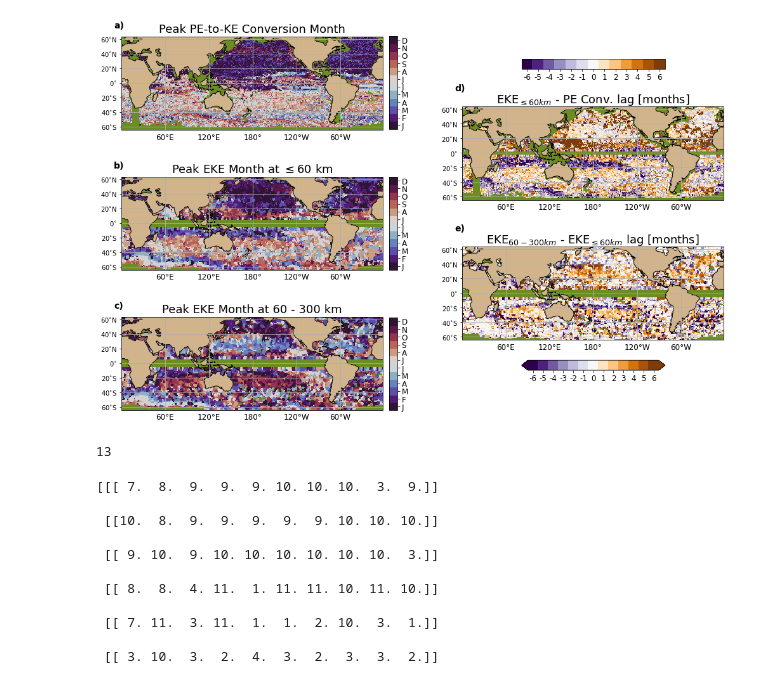
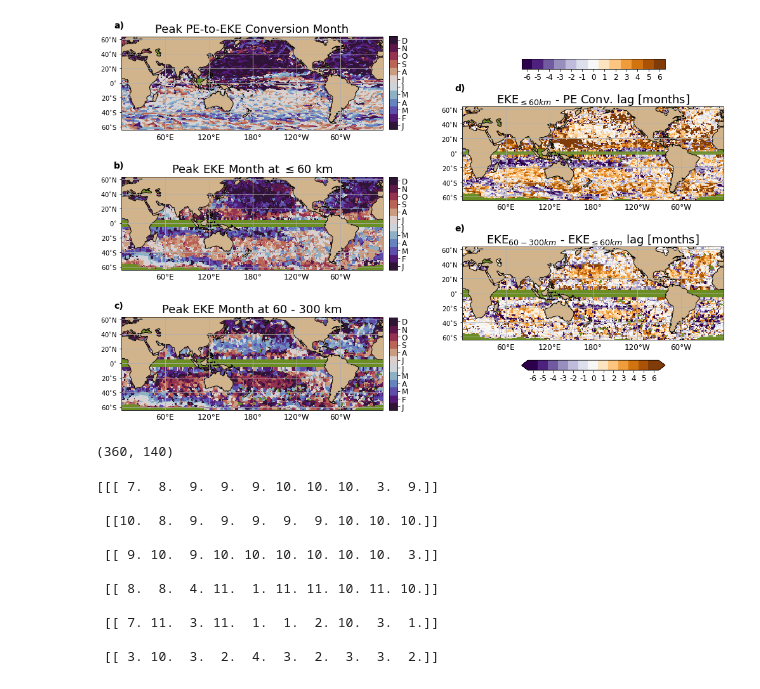
Before and after one commit to jakesteinberg/CPT, a Jupyter notebook: global_along_track_synthesis.ipynb, the cells around one changed output. Cells and saved outputs as stored; diff of their text form; code cells hidden in the pictures.

Commit message:
reconsider with mimoc data

```diff
--- a/global_along_track_synthesis.ipynb
+++ b/global_along_track_synthesis.ipynb
@@ -32,7 +32,7 @@ coarsening_factors = j2_filtered.filter_fac.filter_fac.data
 s_i = j2_filtered['month_bins'].data
 # %%
 # load climatology
-f_argo_pe = '/Users/jakesteinberg/Documents/CPT/Argo/Argo_PE_APEConversion3.nc'
+f_argo_pe = '/Users/jakesteinberg/Documents/CPT/Argo/Argo_PE_APEConversion4.nc'
 argo_pe = xr.open_dataset(f_argo_pe)
 pe_lon = argo_pe.lon.longitude.data
 pe_lat = argo_pe.lat.latitude.data
@@ -492,6 +473,18 @@ lat_xr_n = np.where(((lat_bins[1:-1] > 5) & (lat_bins[1:-1] < lat_n)))[0]
 mm1_xr = xr.DataArray(data=np.transpose(max_month_1), name='less_than_80', dims=['latitude', 'longitude'], coords=data_coords)
 mm2_xr = xr.DataArray(data=np.transpose(max_month_2), name='less_than_80', dims=['latitude', 'longitude'], coords=data_coords)
 eqq = np.where((lat_bins[1:-1] > -2) & (lat_bins[1:-1] < 2))[0]
+# %%
+# where is seasonality less than 20% of mean
+pct_diff_cutoff_t = 0.25
+scale_t = np.where(coarsening_factors == 3)[0]
+test = np.nan * np.ones((np.shape(eke)[1], np.shape(eke)[2]))
+for i in tqdm(range(np.shape(eke)[1])):
+    for j in range(np.shape(eke)[2]):
+        if np.sum(np.isnan(eke[:, i, j, scale_t])) < 3:
+            test[i,j] = 0
+        if (np.abs(np.nanmax(eke[:, i, j, scale_t]) - np.nanmin(eke[:, i, j, scale_t]))/\
+                np.nanmean(eke[:, i, j, scale_t]) < pct_diff_cutoff_t):
+            test[i,j] = 1
 # %%
 # ------------------------
 # -- PLOT --
@@ -510,7 +503,7 @@ data_coords_pe = {'latitude': pe_lat, 'longitude': pe_lon}
 pe_mmax_xr = xr.DataArray(data=pe_max_month,  dims=['latitude', 'longitude'], coords=data_coords_pe)
 axp1 = pe_mmax_xr.plot(ax=ax0,transform=ccrs.PlateCarree(), vmin=0.5, vmax=12.5, \
                 cmap=plt.get_cmap('twilight_shifted',12), zorder=0, add_colorbar=False)
-ax0.set_title('Peak PE-to-KE Conversion Month', fontsize=18)
+ax0.set_title('Peak PE-to-EKE Conversion Month', fontsize=18)
 
 # - 1 -
 axp0 = mm1_xr.isel(longitude=lon_xr, latitude=lat_xr_n).plot(ax=ax1,transform=ccrs.PlateCarree(), vmin=0.5, vmax=12.5, \
@@ -554,12 +547,19 @@ axp2 = mol_xr.isel(longitude=lon_xr, latitude=lat_xr_s).plot(ax=ax3,transform=cc
 ax3.set_title('EKE$_{60-300 km}$ - EKE$_{\leq 60 km}$ lag [months]', fontsize=18)
 
 # - 4 -
-# EKE PE LAG
-# lag between month of max pe and month of max eke at the smallest scale
-r1 = np.where(pe_lon > 360)[0]
-pe_max_month_align = np.concatenate((pe_max_month[:,r1], pe_max_month[:,0:r1[0]]),axis=1)
-[ii, ai, bi] = np.intersect1d(pe_lat,lat_bin_c[1:-1],return_indices=True)
-pe_eke_lag = np.transpose(max_month_1)[bi,:] - pe_max_month_align[ai,:]
+# - EKE PE LAG
+# - lag between month of max pe and month of max eke at the smallest scale
+# r1 = np.where(pe_lon > 360)[0]
+# pe_max_month_align = np.concatenate((pe_max_month[:,r1], pe_max_month[:,0:r1[0]]),axis=1)
+# [ii, ai, bi] = np.intersect1d(pe_lat,lat_bin_c[1:-1],return_indices=True)
+# pe_eke_lag = np.transpose(max_month_1)[bi,:] - pe_max_month_align[ai,:]
+
+[ii, ai, bi0] = np.intersect1d(pe_lat,lat_bin_c[1:-1],return_indices=True)
+pe_max_month_align = pe_max_month[ai,:]
+[ii, ai, bi] = np.intersect1d(pe_lon,lon_bin_c,return_indices=True)
+pe_max_month_align = pe_max_month_align[:,ai]
+pe_eke_lag = np.transpose(max_month_1)[bi0,:] - pe_max_month_align
+
 # check for jump at turn of year
 for i in range(np.shape(pe_eke_lag)[0]):
     cc = np.where(pe_eke_lag[i,:] <= -9)[0]
@@ -567,7 +567,7 @@ for i in range(np.shape(pe_eke_lag)[0]):
 
 # pe_eke_lag[pe_eke_lag < 0] = np.nan
 # pe_eke_lag[pe_eke_lag > 5] = np.nan
-data_coords_pe = {'latitude': lat_bin_c[bi], 'longitude': lon_bin_c}
+data_coords_pe = {'latitude': lat_bin_c[bi0], 'longitude': lon_bin_c}
 pe_mmax_xr = xr.DataArray(data=pe_eke_lag,  dims=['latitude', 'longitude'], coords=data_coords_pe)
 pel = pe_mmax_xr.plot(ax=ax35,transform=ccrs.PlateCarree(), vmin=lag_tp[0], vmax=lag_tp[1], \
                 cmap=cmap_lag, zorder=1, add_colorbar=False) # vmin/vmax = 0/5, 5 discrete colors
@@ -645,39 +645,39 @@ ax3.text(-190, 85, 'e)', fontweight='bold', fontsize=14)
 # ll = aa1.legend(handles, labels, fontsize=11, facecolor='#7d7d7d')
 # for text in ll.get_texts():
 #     text.set_color("w")
 # aa3.set(yticklabels=[])
 # aa2.set(yticklabels=[])
 
 # -- formatting
 for axi in ax0, ax1, ax2, ax35, ax3:
     axi.set_yticks([-60, -40, -20, 0, 20, 40, 60])
     axi.set_yticklabels(['60$^{\circ}$S','40$^{\circ}$S','20$^{\circ}$S','0$^{\circ}$','20$^{\circ}$N','40$^{\circ}$N','60$^{\circ}$N'])
     axi.add_feature(cartopy.feature.LAND, color='#D2B48C',zorder=1)
     axi.coastlines()
     axi.set_extent([np.nanmin(lon_bin_c[lon_xr]), np.nanmax(lon_bin_c[lon_xr]), \
                 np.nanmin(lat_bin_c[lat_xr_s]), np.nanmax(lat_bin_c[lat_xr_n])], crs=ccrs.PlateCarree())
     gl = axi.gridlines(draw_labels=True)
     gl.xlabel_style = {'size': 12}
     gl.ylabel_style = {'size': 12}
     gl.xlabels_top = False
     gl.ylabels_right = False
     gl.ylabels_left = False
     axi.set_ylabel('')
 
 outt = '#6B8E23' # '#FFD700' #'#e4f8ba' # '#b4f3c7'
 ax0.set_facecolor(outt)
 ax1.set_facecolor(outt)
 ax2.set_facecolor(outt)
 outt2 = '#6B8E23'
 ax3.set_facecolor(outt2)
 ax35.set_facecolor(outt2)
-fig.savefig('/Users/jakesteinberg/Desktop/cpt_manuscript_figures/r2/lag_figure_cutoff.png', dpi=200, pad_inches=0)
+# fig.savefig('/Users/jakesteinberg/Desktop/cpt_manuscript_figures/r2/lag_figure_cutoff.png', dpi=200, pad_inches=0)
 # %% [output]
-[figure, old version]
+[figure, new version]
-# %%
-cmap_lag
-# %% [output]
-13
+# %%
+np.shape(mo_lag)
+# %% [output]
+(360, 140)
 # %%
 test1 = pe_max_month_align[ai,:]
 test2 = np.transpose(max_month_1)[bi,:]
```
Also changed, not shown: parts of 11 cells of this notebook, 1 other file.
